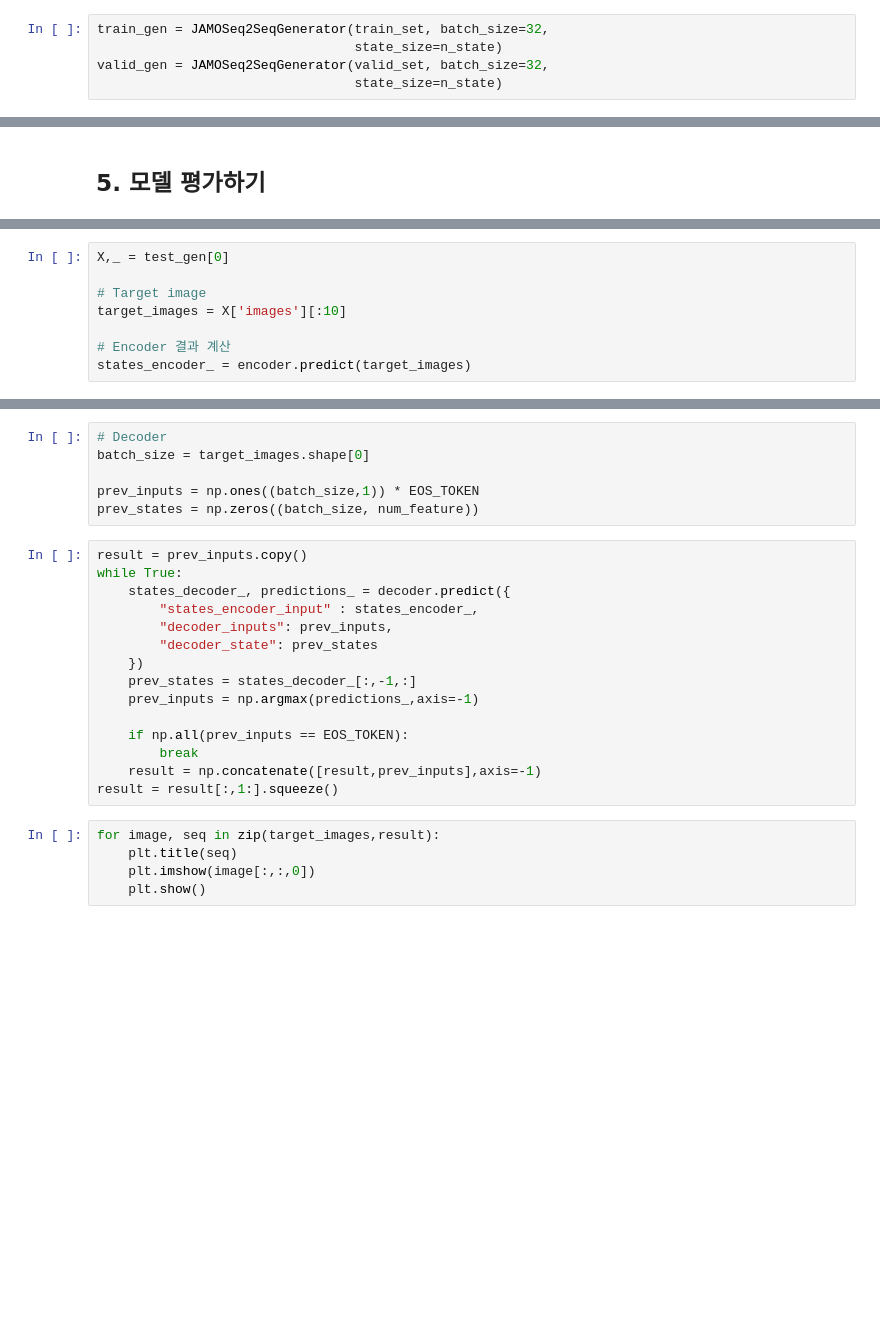
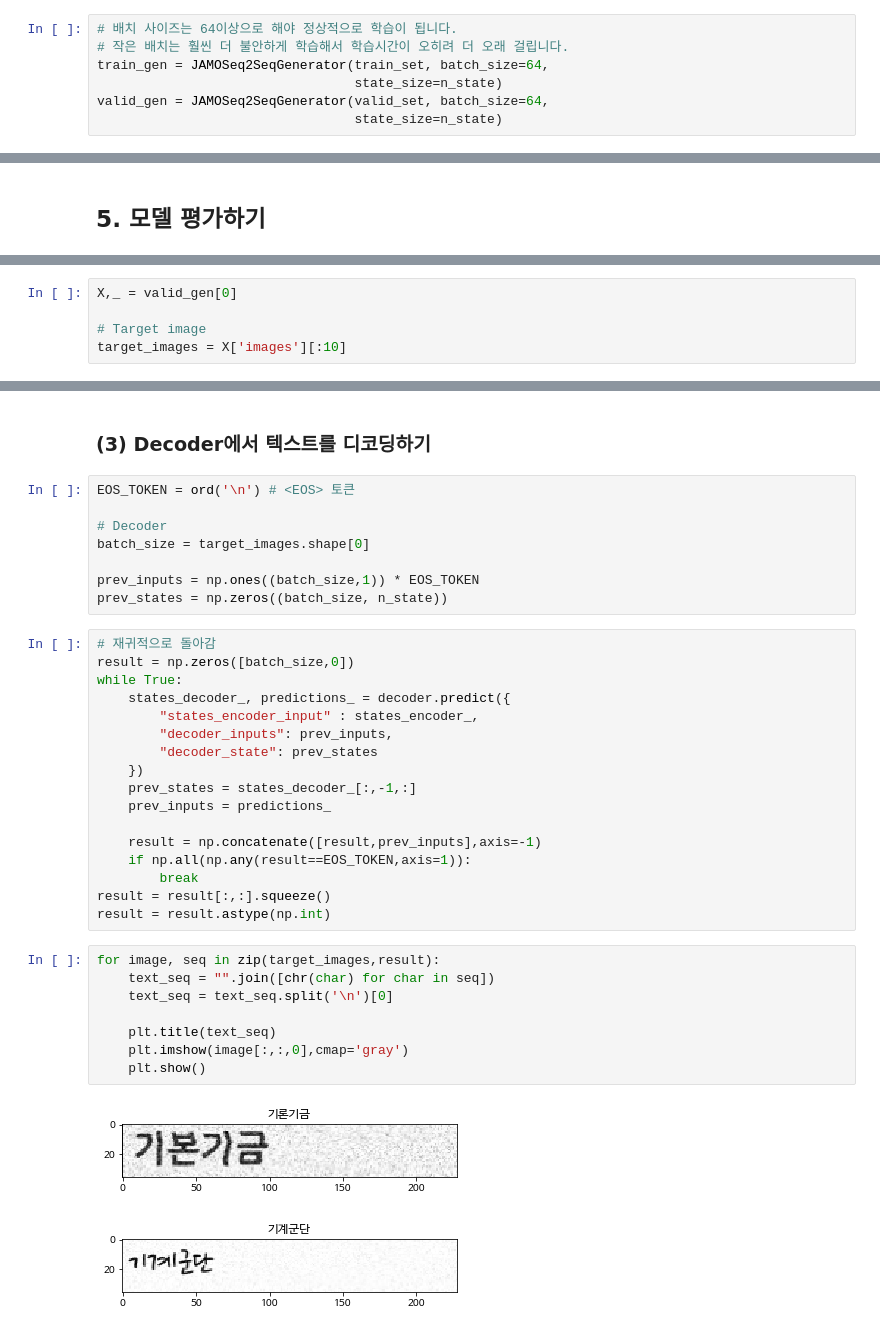
Before and after one commit to pai-sj/ocr-text-recognition, a Jupyter notebook: scripts/(5) Model Overview.ipynb, the cells around one changed output, grey strips where cells are left out. Cells and saved outputs as stored; diff of their text form; blank space fills up the shorter version.

```diff
--- a/scripts/(5) Model Overview.ipynb
+++ b/scripts/(5) Model Overview.ipynb
@@ -221,6 +244,8 @@ epochs = 50
 # %%
-train_gen = JAMOSeq2SeqGenerator(train_set, batch_size=32,
+# 배치 사이즈는 64이상으로 해야 정상적으로 학습이 됩니다.
+# 작은 배치는 훨씬 더 불안하게 학습해서 학습시간이 오히려 더 오래 걸립니다.
+train_gen = JAMOSeq2SeqGenerator(train_set, batch_size=64,
                                  state_size=n_state)
-valid_gen = JAMOSeq2SeqGenerator(valid_set, batch_size=32,
+valid_gen = JAMOSeq2SeqGenerator(valid_set, batch_size=64,
                                  state_size=n_state)
 # %%
@@ -260,8 +262,5 @@ EOS_TOKEN = train_gen.num_classes
 # %%
-X,_ = test_gen[0]
+X,_ = valid_gen[0]
 
 # Target image
 target_images = X['images'][:10]
-
-# Encoder 결과 계산
-states_encoder_ = encoder.predict(target_images)
@@ -268,11 +272,16 @@ states_encoder_ = encoder.predict(target_images)
+# %% [markdown]
+### (3) Decoder에서 텍스트를 디코딩하기
 # %%
+EOS_TOKEN = ord('\n') # <EOS> 토큰
+
 # Decoder
 batch_size = target_images.shape[0]
 
 prev_inputs = np.ones((batch_size,1)) * EOS_TOKEN
-prev_states = np.zeros((batch_size, num_feature))
+prev_states = np.zeros((batch_size, n_state))
 # %%
-result = prev_inputs.copy()
+# 재귀적으로 돌아감
+result = np.zeros([batch_size,0])
 while True:
     states_decoder_, predictions_ = decoder.predict({
         "states_encoder_input" : states_encoder_,
@@ -280,14 +289,21 @@ while True:
         "decoder_state": prev_states
     })
     prev_states = states_decoder_[:,-1,:]
-    prev_inputs = np.argmax(predictions_,axis=-1)
+    prev_inputs = predictions_
 
-    if np.all(prev_inputs == EOS_TOKEN):
+    result = np.concatenate([result,prev_inputs],axis=-1)
+    if np.all(np.any(result==EOS_TOKEN,axis=1)):
         break
-    result = np.concatenate([result,prev_inputs],axis=-1)
-result = result[:,1:].squeeze()
+result = result[:,:].squeeze()
+result = result.astype(np.int)
 # %%
 for image, seq in zip(target_images,result):
-    plt.title(seq)
-    plt.imshow(image[:,:,0])
+    text_seq = "".join([chr(char) for char in seq])
+    text_seq = text_seq.split('\n')[0]
+
+    plt.title(text_seq)
+    plt.imshow(image[:,:,0],cmap='gray')
     plt.show()
+# %% [output]
+[figure, added]
+[figure, added]
```
Also changed, not shown: parts of 14 cells of this notebook.
